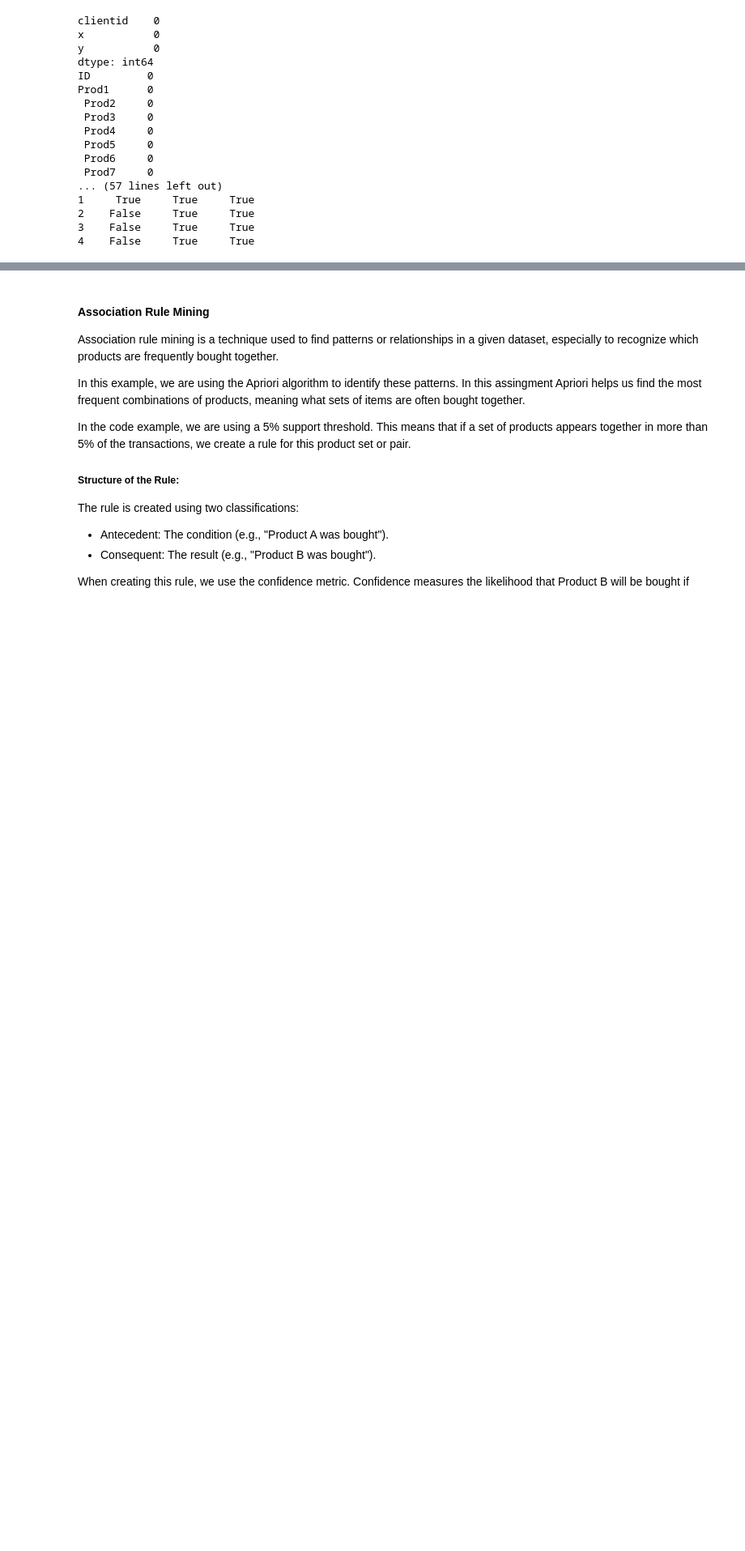
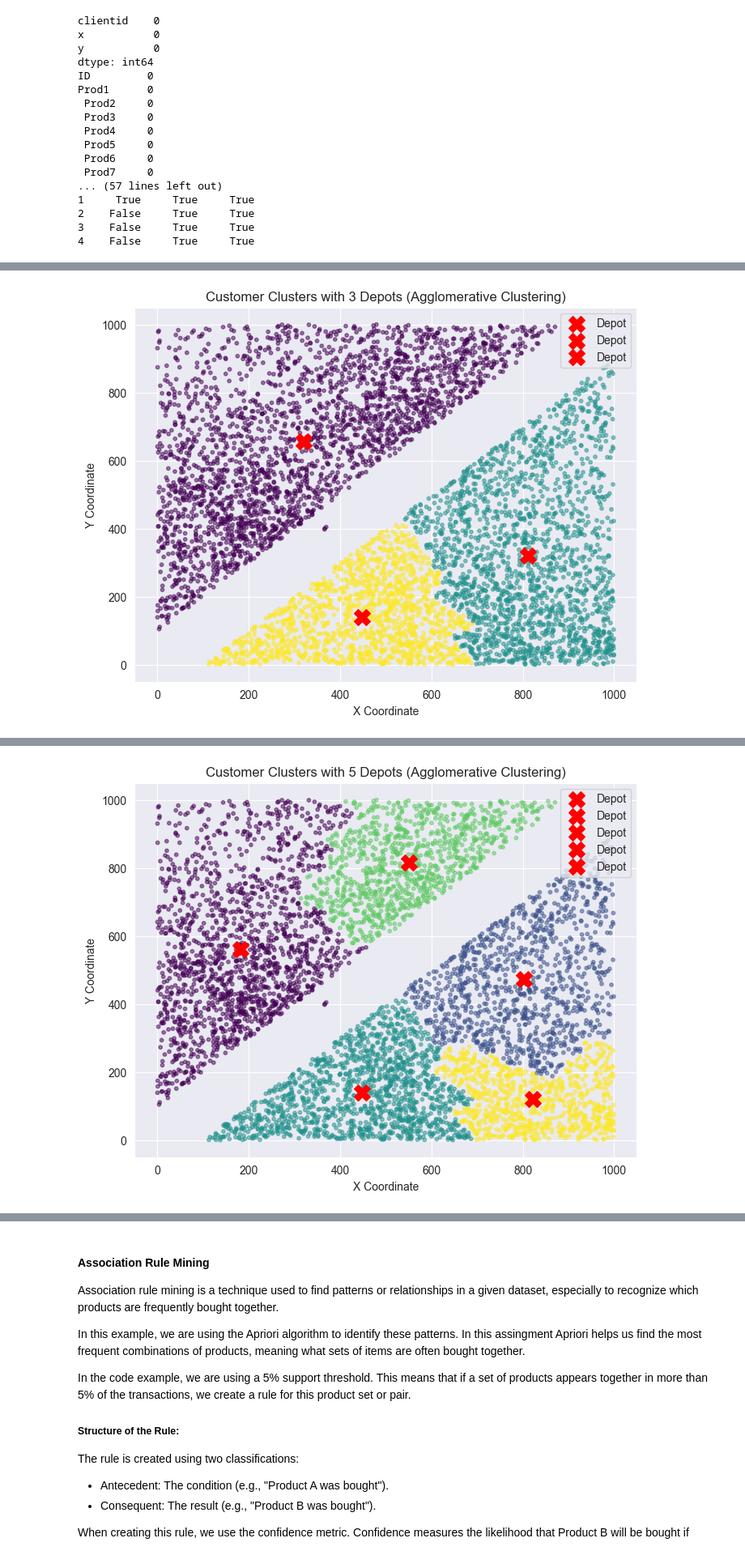
Before and after one commit to Islake/KoneOppiminen, a Jupyter notebook: tasks/Clustering_&_association_rule_mining.ipynb, the cells around one changed output, grey strips where cells are left out. Shown at 81% size. Cells and saved outputs as stored; diff of their text form; code cells hidden in the pictures; blank space fills up the shorter version.

```diff
--- a/tasks/Clustering_&_association_rule_mining.ipynb
+++ b/tasks/Clustering_&_association_rule_mining.ipynb
@@ -184,0 +279,37 @@ Wilman osuus
+# %%
+import numpy as np
+import matplotlib.pyplot as plt
+import time
+from sklearn.cluster import AgglomerativeClustering
+
+
+for k in [3, 5, 10]:
+    start_time = time.time()  # Start timer
+
+    # Apply Agglomerative Hierarchical Clustering
+    hierarchical = AgglomerativeClustering(n_clusters=k)
+    locations_df['Depot'] = hierarchical.fit_predict(X_scaled)
+
+    # Compute depot locations as the mean of cluster points
+    depot_locations = np.array([
+        locations_df[locations_df['Depot'] == cluster][['x', 'y']].mean().values
+        for cluster in range(k)
+    ])
+
+    # Scatter plot with cluster colors in original scale
+    plt.figure(figsize=(8, 6))
+    plt.scatter(locations_df['x'], locations_df['y'], c=locations_df['Depot'], cmap='viridis', alpha=0.5, s=10)
+
+    # Plot depot locations with correct labels
+    for i, (depot_x, depot_y) in enumerate(depot_locations):
+        plt.scatter(depot_x, depot_y, c='red', marker='X', s=200, label='Depot')
+
+    plt.xlabel("X Coordinate")
+    plt.ylabel("Y Coordinate")
+    plt.title(f"Customer Clusters with {k} Depots (Agglomerative Clustering)")
+    plt.legend()
+    plt.show()
+
+    print(f"Agglomerative Clustering with {k} depots took {time.time() - start_time:.4f} seconds")
+# %% [output]
+[figure, added]
@@ -184,0 +317 @@ Wilman osuus
+[figure, added]
```
Also changed, not shown: parts of 11 cells of this notebook.
